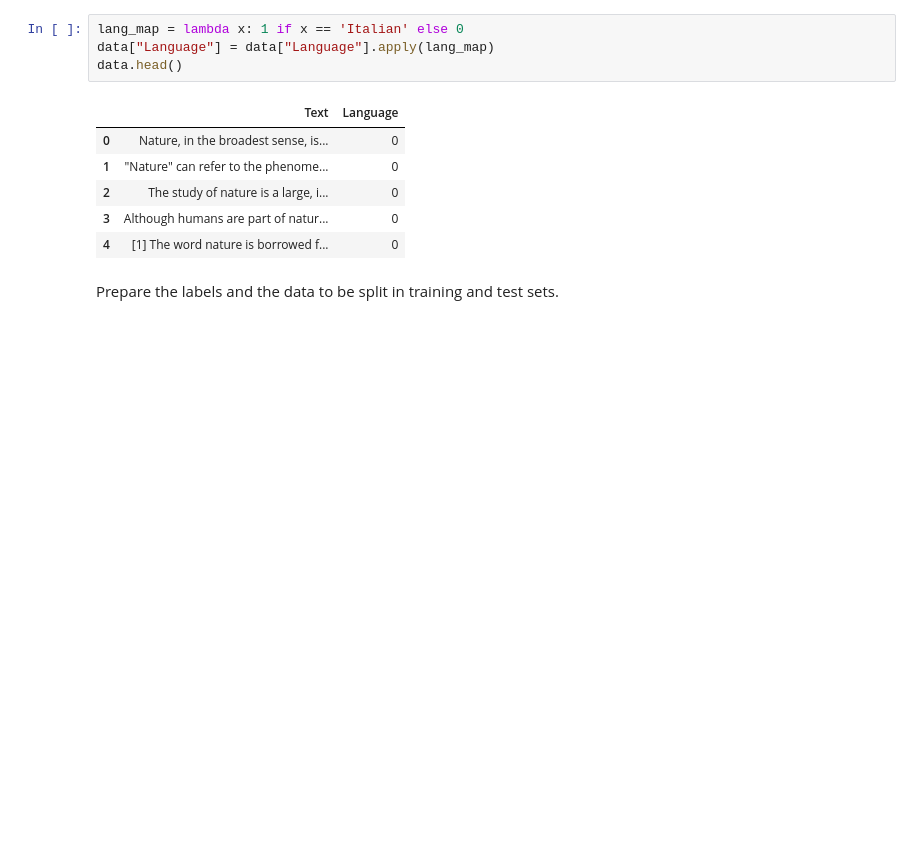
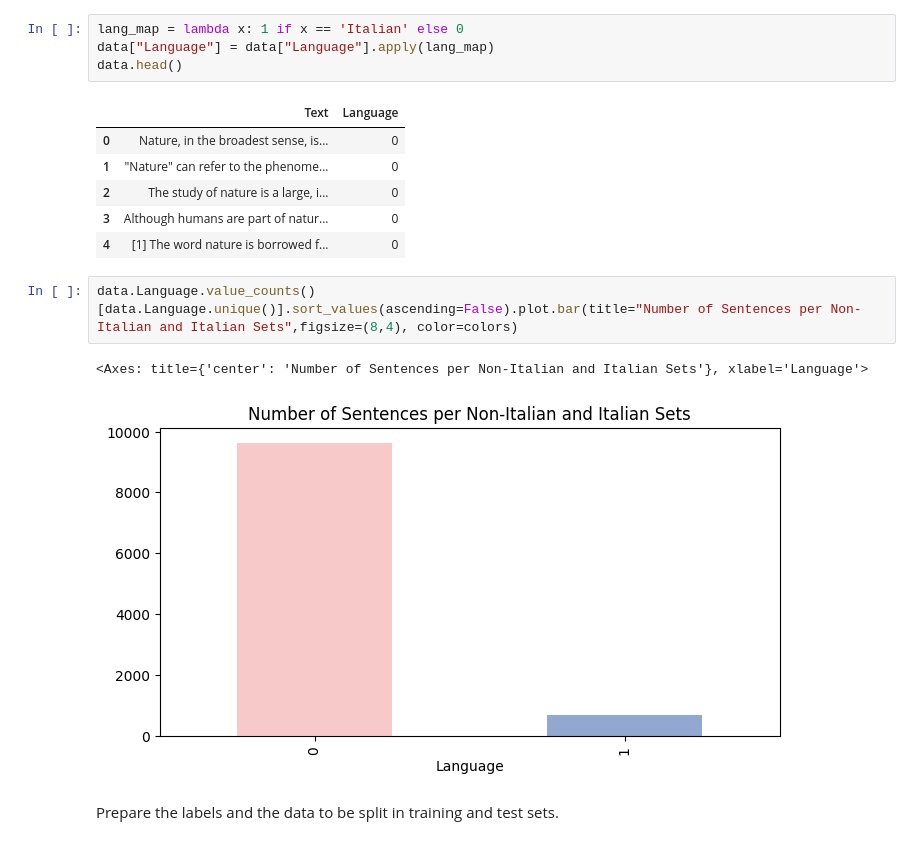
Before and after one commit to GioiaMancini/BinaryLanguageDetection, a Jupyter notebook: ML_Exercise1.ipynb, the cells around one changed output. Saved outputs shown, nothing was run; the diff lists cells and outputs as text; blank space fills up the shorter version.

```diff
--- a/ML_Exercise1.ipynb
+++ b/ML_Exercise1.ipynb
@@ -244,6 +248,11 @@ data.head()
 | 2 | The study of nature is a large, i... | 0 |
 | 3 | Although humans are part of natur... | 0 |
 | 4 | [1] The word nature is borrowed f... | 0 |
+# %%
+data.Language.value_counts()[data.Language.unique()].sort_values(ascending=False).plot.bar(title="Number of Sentences per Non-Italian and Italian Sets",figsize=(8,4), color=colors)
+# %% [output]
+<Axes: title={'center': 'Number of Sentences per Non-Italian and Italian Sets'}, xlabel='Language'>
+[figure, added]
 # %% [markdown]
 Prepare the labels and the data to be split in training and test sets.
 # %%
```
Also changed, not shown: parts of 10 cells of this notebook, 5 other files.
